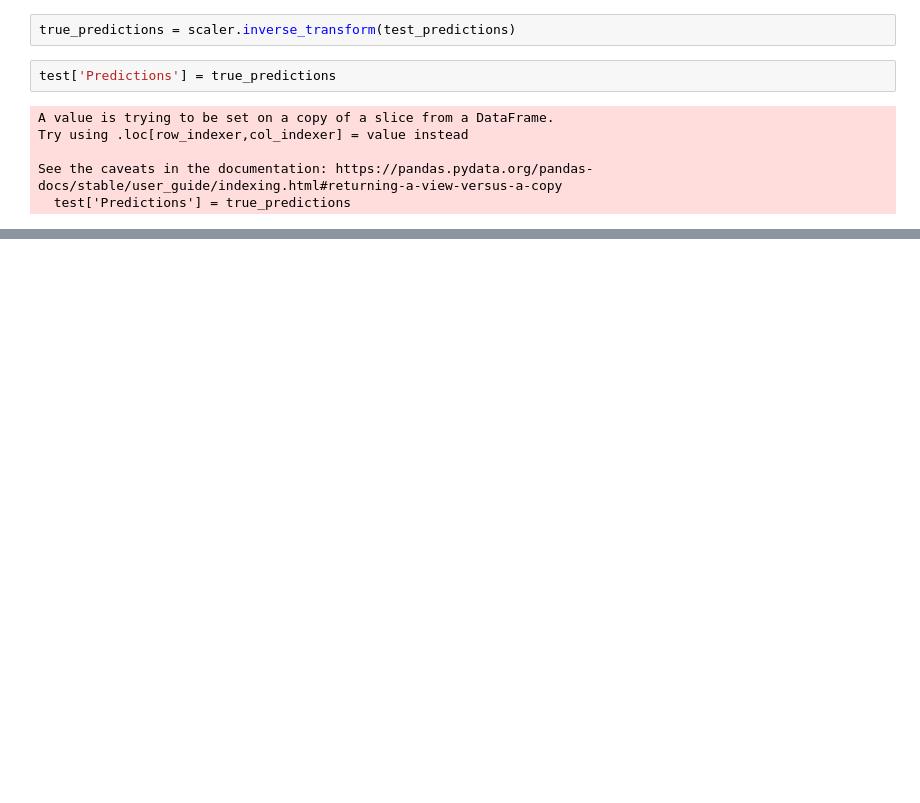
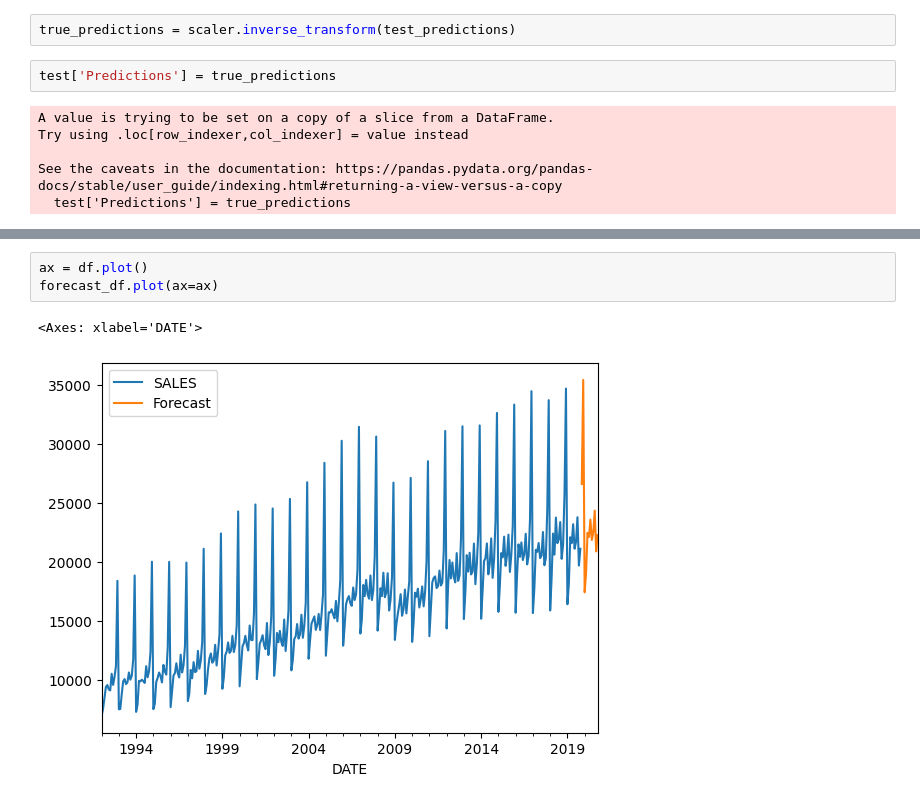
Before and after one commit to Sabbha20/ten-k-learn, a Jupyter notebook: 01 tensorflow-Keras/RNN/002. RNN - TimeSeries.ipynb, the cells around one changed output, grey strips where cells are left out. Drawn from its saved outputs; the diff is of its cells as text; blank space fills up the shorter version.

```diff
--- a/01 tensorflow-Keras/RNN/002. RNN - TimeSeries.ipynb
+++ b/01 tensorflow-Keras/RNN/002. RNN - TimeSeries.ipynb
@@ -285,0 +442,6 @@ test.plot()
+# %%
+ax = df.plot()
+forecast_df.plot(ax=ax)
+# %% [output]
+<Axes: xlabel='DATE'>
+[figure, added]
```
Also changed, not shown: parts of 18 cells of this notebook.
